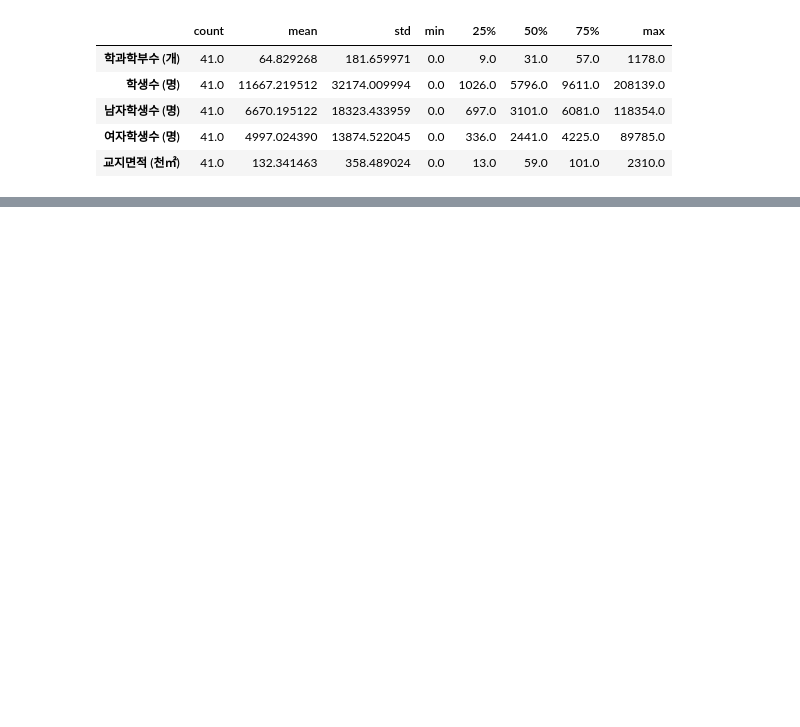
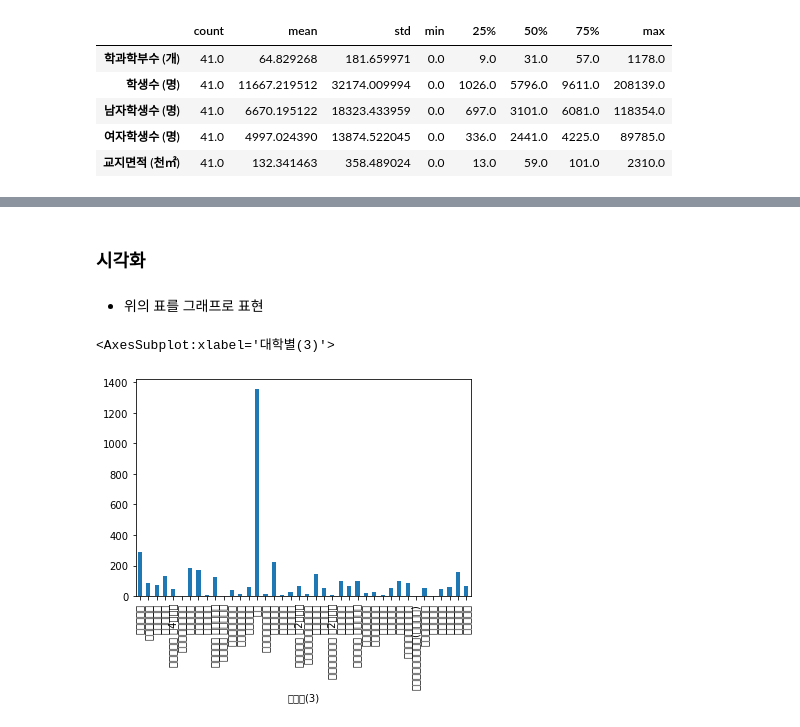
Before and after one commit to eunbeekwon/-3, a Jupyter notebook: 프로젝트 권은비.ipynb, the cells around one changed output, grey strips where cells are left out. Saved outputs shown, nothing was run; the diff lists cells and outputs as text; code cells hidden in the pictures; blank space fills up the shorter version.

```diff
--- a/프로젝트 권은비.ipynb
+++ b/프로젝트 권은비.ipynb
@@ -212,0 +224,10 @@ df[['대학별(3)', '학생수 (명)', '교지면적 (천㎡)']]
+# %% [markdown]
+### 시각화
+# %% [markdown]
+- 위의 표를 그래프로 표현
+# %%
+#대학별 교지면적 그래프
+df.groupby('대학별(3)')['교지면적 (천㎡)'].mean().plot(kind='bar')
+# %% [output]
+<AxesSubplot:xlabel='대학별(3)'>
+[figure, added]
```
Also changed, not shown: parts of 60 cells of this notebook.
